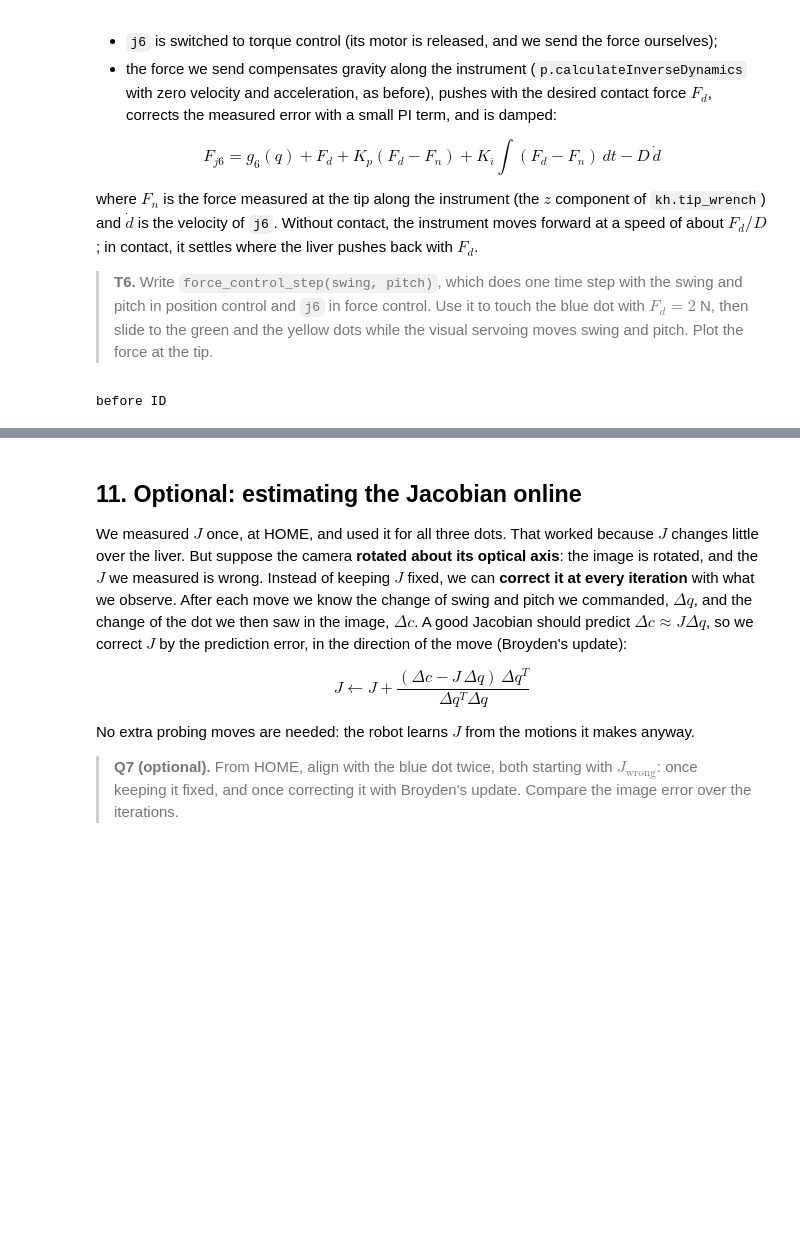
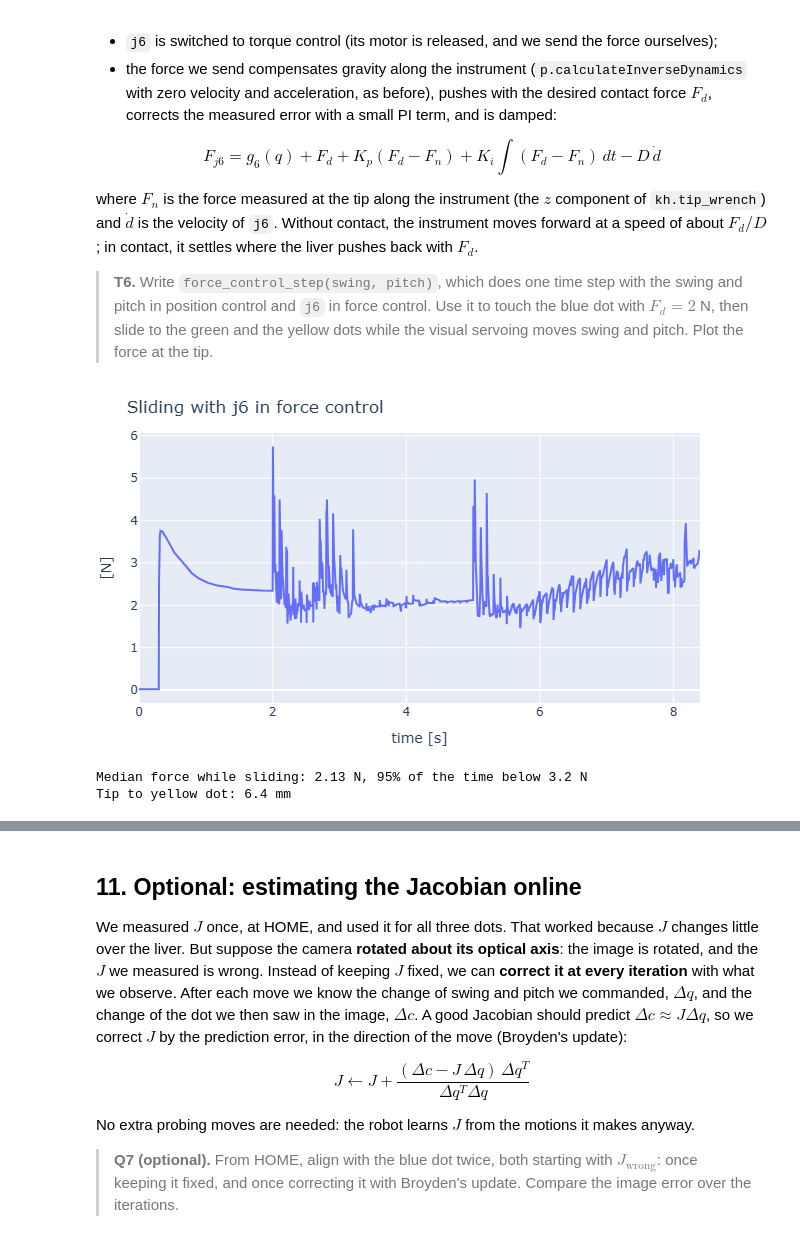
Before and after one commit to FonfasV/robmed-group-1, a Jupyter notebook: week-4/robmed_visservo.ipynb, the cells around one changed output, grey strips where cells are left out. Cells and saved outputs as stored; diff of their text form; code cells hidden in the pictures; blank space fills up the shorter version.

```diff
--- a/week-4/robmed_visservo.ipynb
+++ b/week-4/robmed_visservo.ipynb
@@ -596,22 +596,21 @@ def force_control_step(swing, pitch):
     joint_position, joint_velocity = p.getJointState(robot, j6)[0:2]
 
     #TODO: Calculate gravity torque (force) with inverse dynamics
-    zero_velocity = np.zeros(len(joints))
-    zero_acceleration = np.zeros(len(joints))
+    zero_velocity     = [0.0] * len(joints) #Using the zeros() function crashed the kernel
+    zero_acceleration = [0.0] * len(joints)
     all_joint_positions = [p.getJointState(robot, j)[0] for j in joints]
-    print("before ID")
-    # ERRO ESTÁ AQUI!!!!!!!!!!!!!!!!!!!!!!!!
     gravity = p.calculateInverseDynamics(robot, all_joint_positions,zero_velocity, zero_acceleration)
-    print("after ID")
 
     tip_force, _ = kh.tip_wrench(robot)
     force_along_axis = tip_force[2]                                          # F_n [N]
 
     #TODO: Compute force error
     force_error = desired_force - force_along_axis
+    force_error_integral = np.clip(force_error_integral + force_error * DT,
+                               -integral_limit, integral_limit)
 
     #Apply PID+Gravity to j6
-    j6_force = (gravity + desired_force + (force_kp * force_error) + (force_ki * force_error_integral) - damping * d_dot)
+    j6_force = (gravity[5] + desired_force + (force_kp * force_error) + (force_ki * force_error_integral) - damping * joint_velocity)
 
     p.setJointMotorControl2(robot, j6, p.TORQUE_CONTROL, force=j6_force)
     p.stepSimulation()
@@ -624,33 +623,35 @@ def align_in_force_control(colour, swing, pitch, slow_gain=0.1):
     for iteration in range(150):
         insertion = p.getJointState(robot, j6)[0]
         target = kh.desired_dot_pixel(robot, colour, insertion)
         image_error = dot_pixel(robot, colour) - target
         if np.linalg.norm(image_error) < 1.5:
             break
         correction = np.linalg.solve(J, image_error)
         swing = swing - slow_gain * correction[0]
         pitch = pitch - slow_gain * correction[1]
         for _ in range(steps_per_iteration):
             force_log.append(force_control_step(swing, pitch))
     return swing, pitch, force_log
 
 
 move_to(swing, pitch, 0.0, steps=240)                          # pull back
 swing, pitch, _ = align_with("blue", swing, pitch)
 
 p.setJointMotorControl2(robot, j6, p.VELOCITY_CONTROL, force=0)    # release the j6 motor
 approach_log = [force_control_step(swing, pitch) for _ in range(480)]   # touch the blue dot (2 s)
 swing, pitch, force_to_green = align_in_force_control("green", swing, pitch)
 swing, pitch, force_to_yellow = align_in_force_control("yellow", swing, pitch)
 
 force_control_log = approach_log + force_to_green + force_to_yellow
 kh.plot_series(np.arange(len(force_control_log)) * DT, {"force at the tip [N]": force_control_log},
                ylabel="[N]", title="Sliding with j6 in force control")
 print(f"Median force while sliding: {np.median(force_to_green + force_to_yellow):.2f} N, "
       f"95% of the time below {np.percentile(force_to_green + force_to_yellow, 95):.1f} N")
 tip_position, _ = kh.link_pose(robot, "tool_tip_link")
 print(f"Tip to yellow dot: {np.linalg.norm(tip_position - kh.dot_positions()[0]) * 1000:.1f} mm")
 # %% [output]
+[figure, added]
-before ID
+Median force while sliding: 2.13 N, 95% of the time below 3.2 N
+Tip to yellow dot: 6.4 mm
 # %% [markdown]
 > **Q4.** Compare the two plots. Where do the remaining force peaks come from in force control? What would you change (gains, speed of the visual servoing) to make them smaller, and what would you lose?
```
Also changed, not shown: parts of 12 cells of this notebook, 1 other file.
